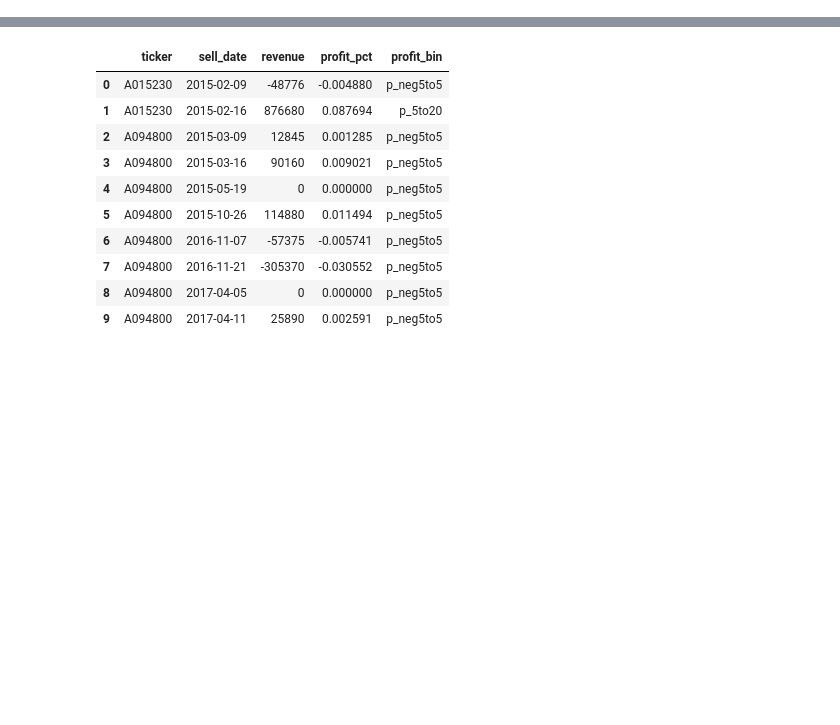
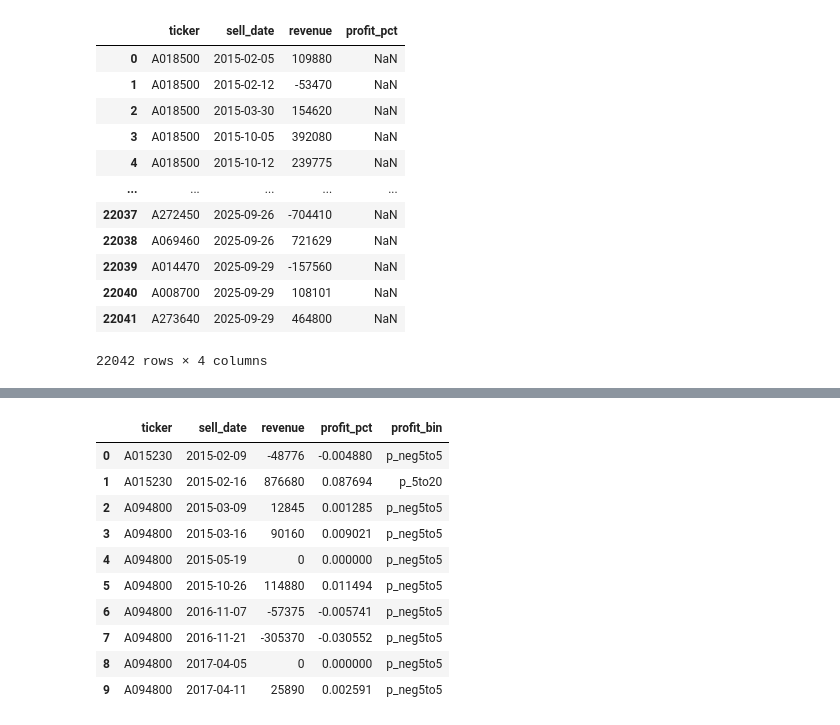
Before and after one commit to byeungchun/perfectdays, a Jupyter notebook: notebook/strategy01_result_analysis2.ipynb, the cells around one changed output, grey strips where cells are left out. Cells and saved outputs as stored; diff of their text form; code cells hidden in the pictures; blank space fills up the shorter version.

```diff
--- a/notebook/strategy01_result_analysis2.ipynb
+++ b/notebook/strategy01_result_analysis2.ipynb
@@ -157,3 +205,19 @@ revenue_df = prepare_revenue(revenue_df)
+# %%
+revenue_df
+# %% [output]
+|  | ticker | sell_date | revenue | profit_pct |
+| 0 | A018500 | 2015-02-05 | 109880 | NaN |
+| 1 | A018500 | 2015-02-12 | -53470 | NaN |
+| 2 | A018500 | 2015-03-30 | 154620 | NaN |
+| 3 | A018500 | 2015-10-05 | 392080 | NaN |
+| 4 | A018500 | 2015-10-12 | 239775 | NaN |
+| ... | ... | ... | ... | ... |
+| 22037 | A272450 | 2025-09-26 | -704410 | NaN |
+| 22038 | A069460 | 2025-09-26 | 721629 | NaN |
+| 22039 | A014470 | 2025-09-29 | -157560 | NaN |
+| 22040 | A008700 | 2025-09-29 | 108101 | NaN |
+| 22041 | A273640 | 2025-09-29 | 464800 | NaN |
+22042 rows × 4 columns
 # %%
 df_compinfo2 = df_compinfo[['tickerSymbol','companyName', 'indu_desc','desc_1' ,'desc_2','desc_3','desc_4', 'desc_5']].drop_duplicates(subset=['tickerSymbol'], keep='first').copy()
 revenue_df2 = revenue_df.merge(df_compinfo2, left_on='ticker', right_on='tickerSymbol', how='left').copy()
```
Also changed, not shown: parts of 9 cells of this notebook, 1 other file.
